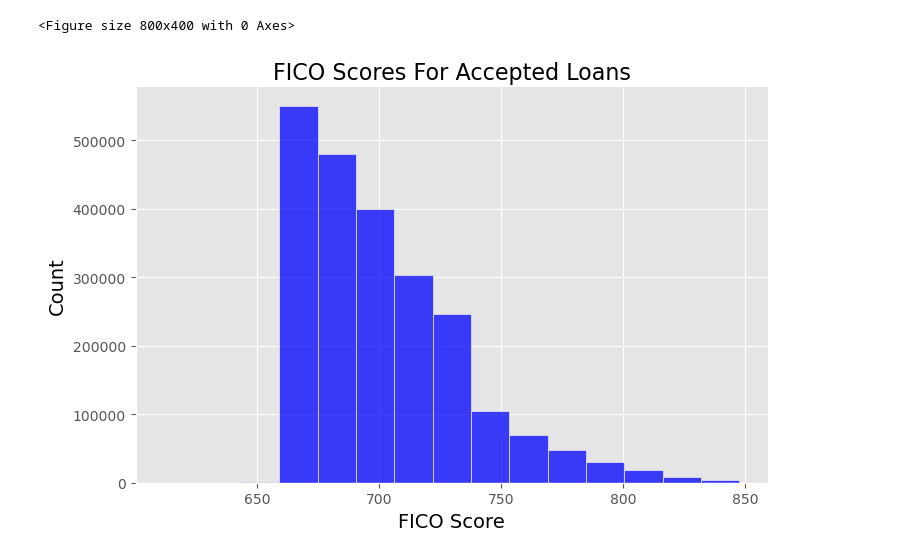
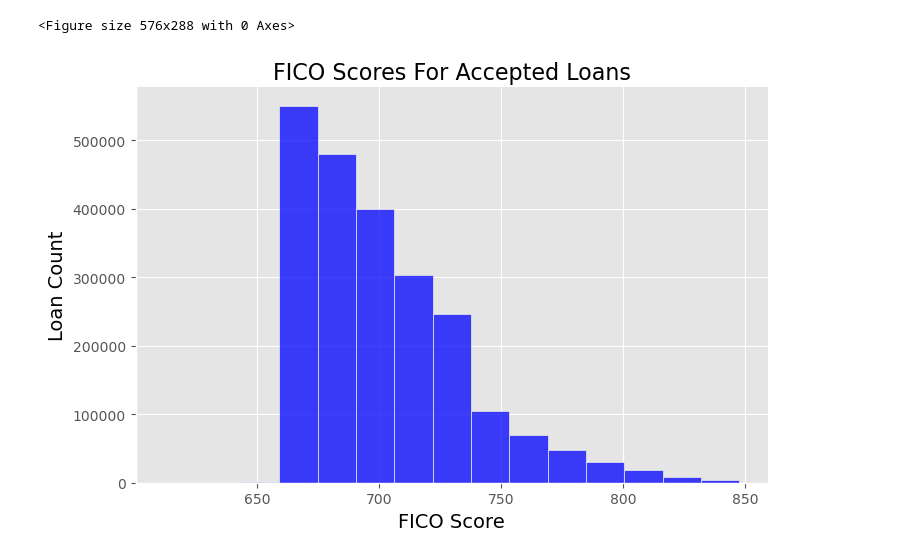
Before and after one commit to Amar-raj-j6380/Lending_Club, a Jupyter notebook: 2. Loan Applications: Rejected Vs Accepted/EDA/3. Range of FICO Scores For Accepted Loans.ipynb, the cells around one changed output. Saved outputs shown, nothing was run; the diff lists cells and outputs as text; code cells hidden in the pictures.

```diff
--- a/2. Loan Applications: Rejected Vs Accepted/EDA/3. Range of FICO Scores For Accepted Loans.ipynb
+++ b/2. Loan Applications: Rejected Vs Accepted/EDA/3. Range of FICO Scores For Accepted Loans.ipynb
@@ -14,17 +15,17 @@ a = a.assign(FICO = (a['fico_range_low'] + a['fico_range_high'])/2)
 # %%
 plt.figure(figsize=(8,4))
 plt.style.use('default')
 plt.style.use('ggplot')
 
 sns.displot(data=a, x='FICO', kind='hist', bins=15, color = 'blue', aspect=1.5)
 
 plt.title('FICO Scores For Accepted Loans', fontsize=16, color='black')
 plt.xlabel('FICO Score', fontsize=14, color='black')
-plt.ylabel('Count', fontsize=14, color='black')
+plt.ylabel('Loan Count', fontsize=14, color='black')
 #plt.legend(fontsize=12)
 
 plt.tight_layout()
 plt.show();
 # %% [output]
-<Figure size 800x400 with 0 Axes>
+<Figure size 576x288 with 0 Axes>
-[figure, old version]
+[figure, new version]
```
Also changed, not shown: parts of 16 cells of this notebook, 2 other files.
